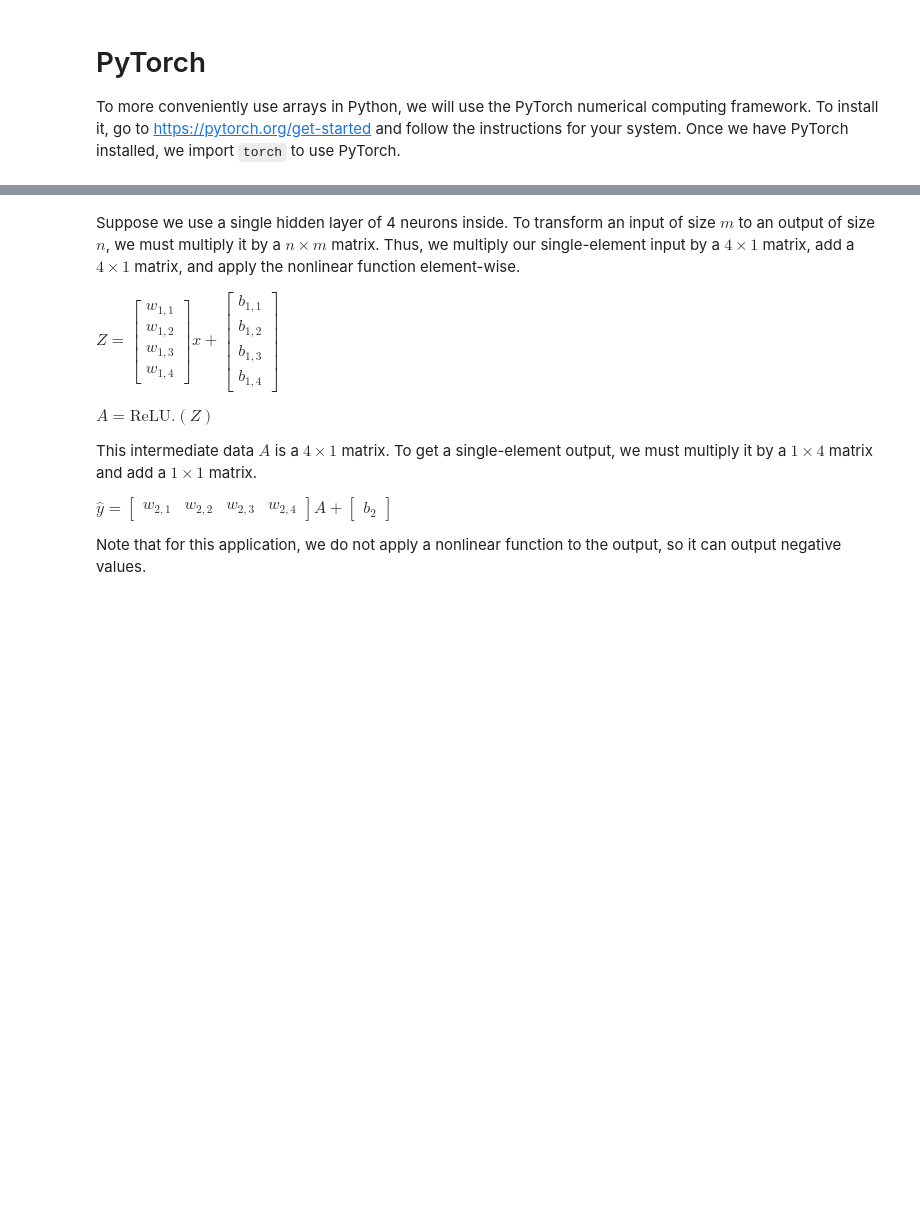
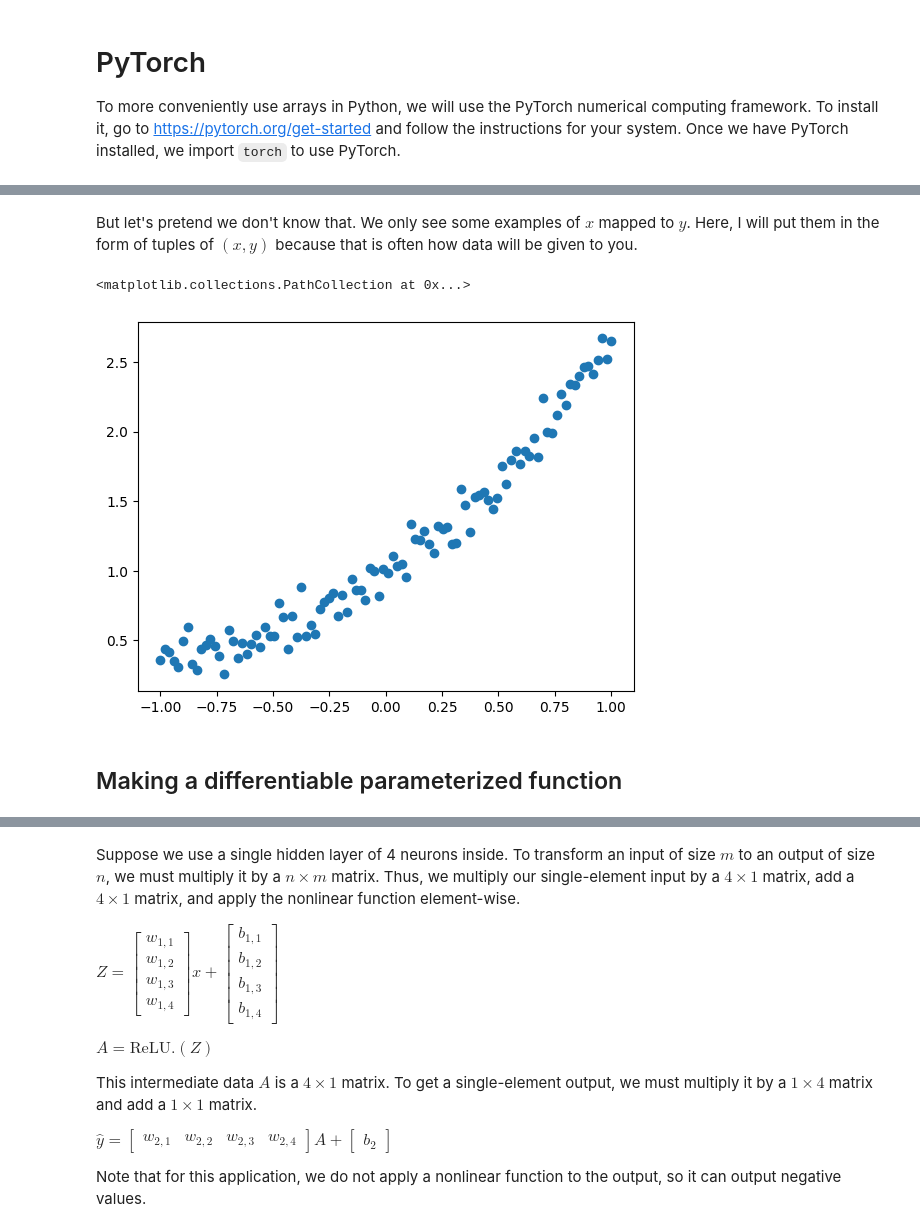
Before and after one commit to damtharvey/reu2023, a Jupyter notebook: 3_stochastic_gradient_descent.ipynb, the cells around one changed output, grey strips where cells are left out. Cells and saved outputs as stored; diff of their text form; code cells hidden in the pictures; blank space fills up the shorter version.

```diff
--- a/3_stochastic_gradient_descent.ipynb
+++ b/3_stochastic_gradient_descent.ipynb
@@ -30,0 +17,14 @@ plot(X, y, seriestype = :scatter, label = false)
+# %%
+def f(x: torch.tensor) -> torch.tensor:
+    return torch.exp(x) + 0.1 * torch.randn(len(x))
+# %% [markdown]
+But let's pretend we don't know that. We only see some examples of $x$ mapped to $y$. Here, I will put them in the form of tuples of $(x, y)$ because that is often how data will be given to you.
+# %%
+example_inputs = torch.linspace(-1, 1, 100)
+observations = tuple(zip(example_inputs, f(example_inputs)))
+plt.scatter(*list(zip(*observations)))
+# %% [output]
+<matplotlib.collections.PathCollection at 0x...>
+[figure, added]
+# %% [markdown]
+## Making a differentiable parameterized function
```
Also changed, not shown: parts of 13 cells of this notebook.
